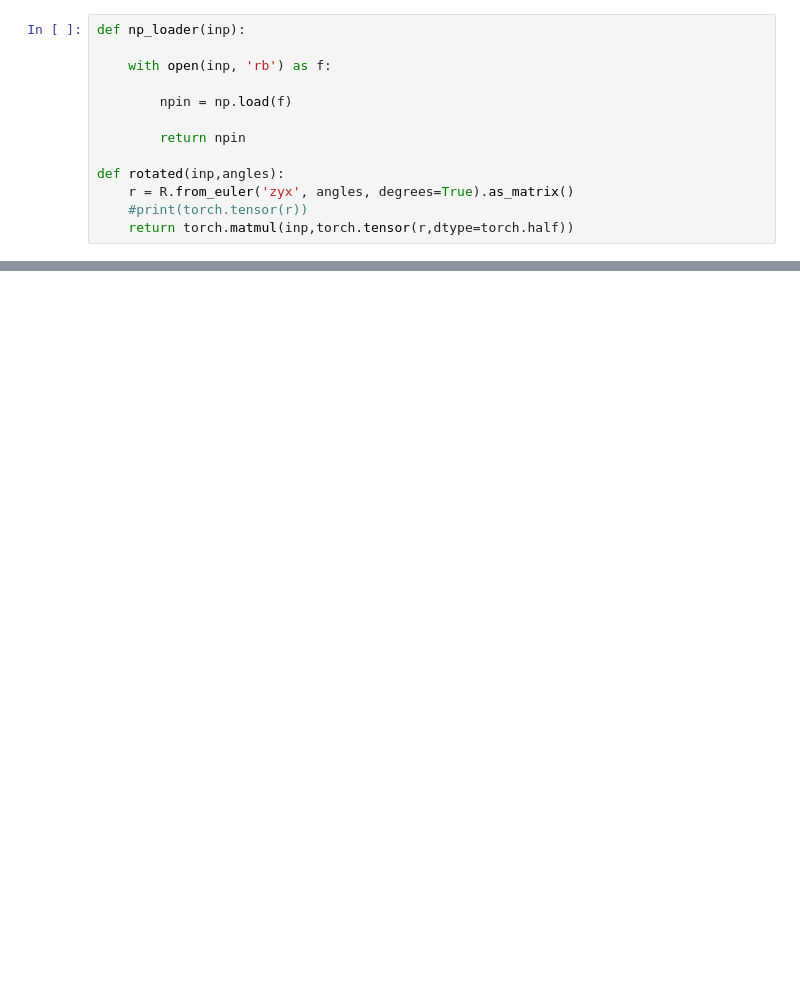
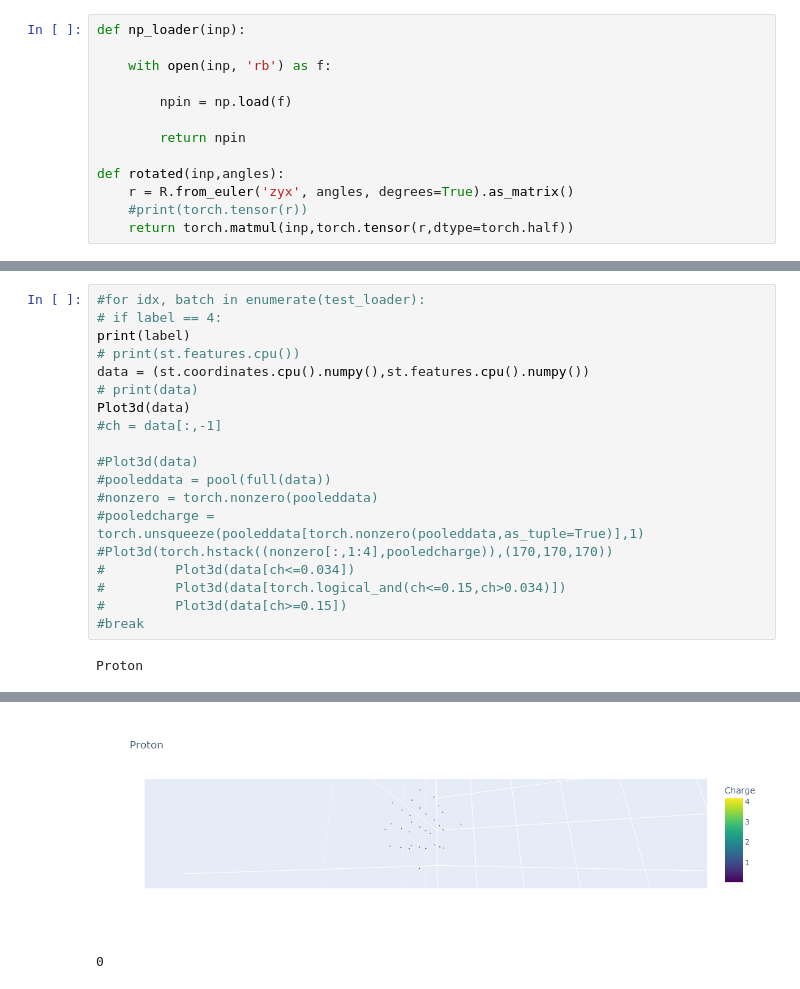
Before and after one commit to NuTufts/lareqnn, a Jupyter notebook: EDA_scratch.ipynb, the cells around one changed output, grey strips where cells are left out. Saved outputs shown, nothing was run; the diff lists cells and outputs as text; blank space fills up the shorter version.

```diff
--- a/EDA_scratch.ipynb
+++ b/EDA_scratch.ipynb
@@ -407,0 +270,21 @@ Muon
+# %%
+#for idx, batch in enumerate(test_loader):
+# if label == 4:
+print(label)
+# print(st.features.cpu())
+data = (st.coordinates.cpu().numpy(),st.features.cpu().numpy())
+# print(data)
+Plot3d(data)
+#ch = data[:,-1]
+
+#Plot3d(data)
+#pooleddata = pool(full(data))
+#nonzero = torch.nonzero(pooleddata)
+#pooledcharge = torch.unsqueeze(pooleddata[torch.nonzero(pooleddata,as_tuple=True)],1)
+#Plot3d(torch.hstack((nonzero[:,1:4],pooledcharge)),(170,170,170))
+#         Plot3d(data[ch<=0.034])
+#         Plot3d(data[torch.logical_and(ch<=0.15,ch>0.034)])
+#         Plot3d(data[ch>=0.15])
+#break
+# %% [output]
+Proton
@@ -407,0 +292,2 @@ Muon
+[figure, added]
+0
```
Also changed, not shown: parts of 44 cells of this notebook, 10 other files.
